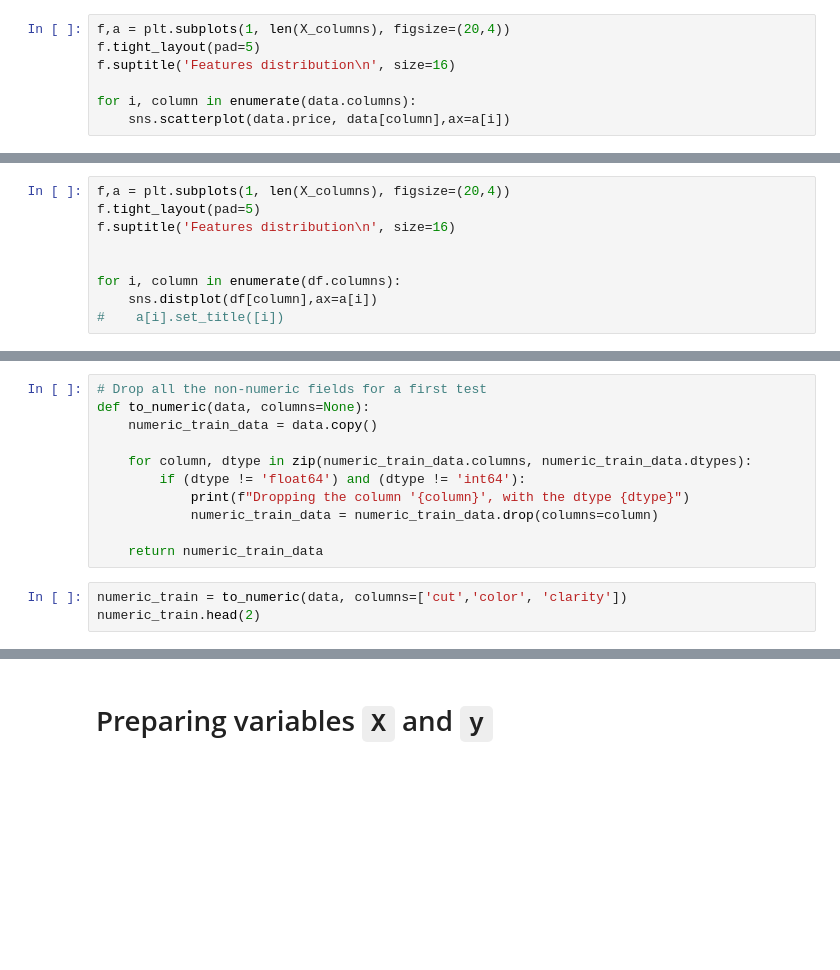
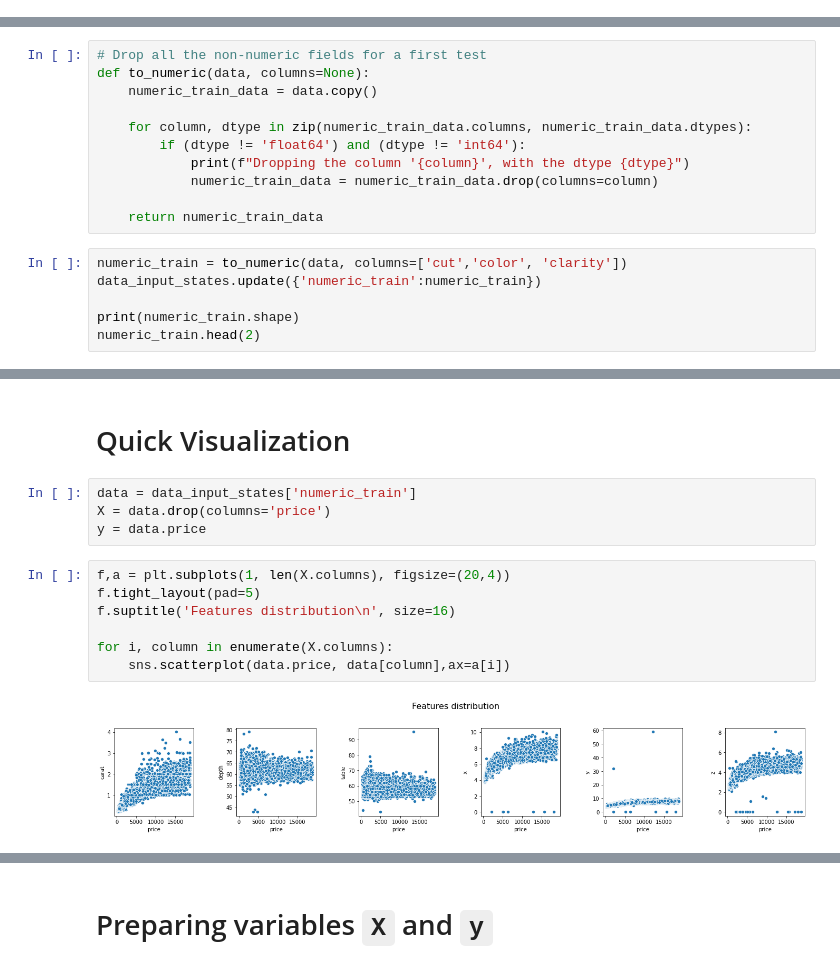
Before and after one commit to rihp/diamond-price-supervised-ML, a Jupyter notebook: notebooks/pipeline_prototype.ipynb, the cells around one changed output, grey strips where cells are left out. Saved outputs shown, nothing was run; the diff lists cells and outputs as text; blank space fills up the shorter version.

```diff
--- a/notebooks/pipeline_prototype.ipynb
+++ b/notebooks/pipeline_prototype.ipynb
@@ -131,10 +129,3 @@ sns.distplot(raw_data_train.price)
 # %% [output]
 <matplotlib.axes._subplots.AxesSubplot at 0x...>
 [figure]
-# %%
-f,a = plt.subplots(1, len(X_columns), figsize=(20,4))
-f.tight_layout(pad=5)
-f.suptitle('Features distribution\n', size=16)
-
-for i, column in enumerate(data.columns):
-    sns.scatterplot(data.price, data[column],ax=a[i])
@@ -146,9 +131,0 @@ X_columns = df.drop(columns='price').columns
-# %%
-f,a = plt.subplots(1, len(X_columns), figsize=(20,4))
-f.tight_layout(pad=5)
-f.suptitle('Features distribution\n', size=16)
-
-
-for i, column in enumerate(df.columns):
-    sns.distplot(df[column],ax=a[i])
-#    a[i].set_title([i])
@@ -221,6 +195,9 @@ def to_numeric(data, columns=None):
     return numeric_train_data
 # %%
 numeric_train = to_numeric(data, columns=['cut','color', 'clarity'])
+data_input_states.update({'numeric_train':numeric_train})
+
+print(numeric_train.shape)
 numeric_train.head(2)
 # %% [output]
 Dropping the column 'cut', with the dtype object
@@ -246,0 +231,15 @@ data = numeric_train.copy()
+# %% [markdown]
+# Quick Visualization
+# %%
+data = data_input_states['numeric_train']
+X = data.drop(columns='price')
+y = data.price
+# %%
+f,a = plt.subplots(1, len(X.columns), figsize=(20,4))
+f.tight_layout(pad=5)
+f.suptitle('Features distribution\n', size=16)
+
+for i, column in enumerate(X.columns):
+    sns.scatterplot(data.price, data[column],ax=a[i])
+# %% [output]
+[figure, added]
```
Also changed, not shown: parts of 58 cells of this notebook.
